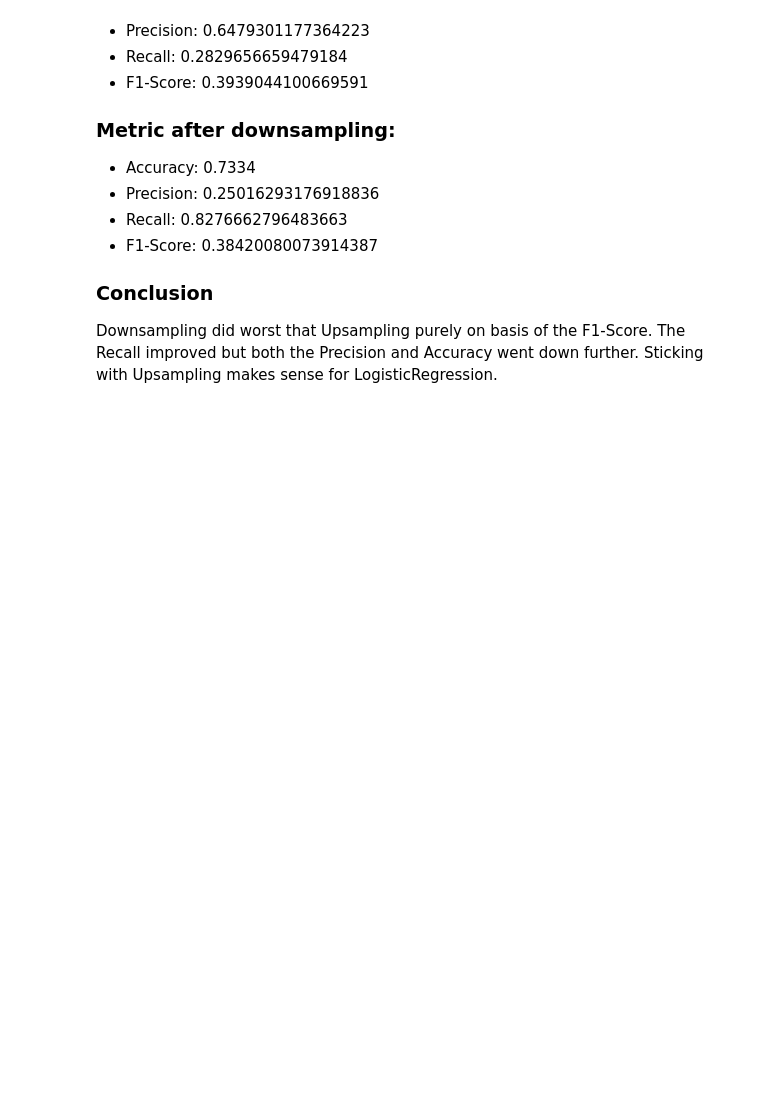
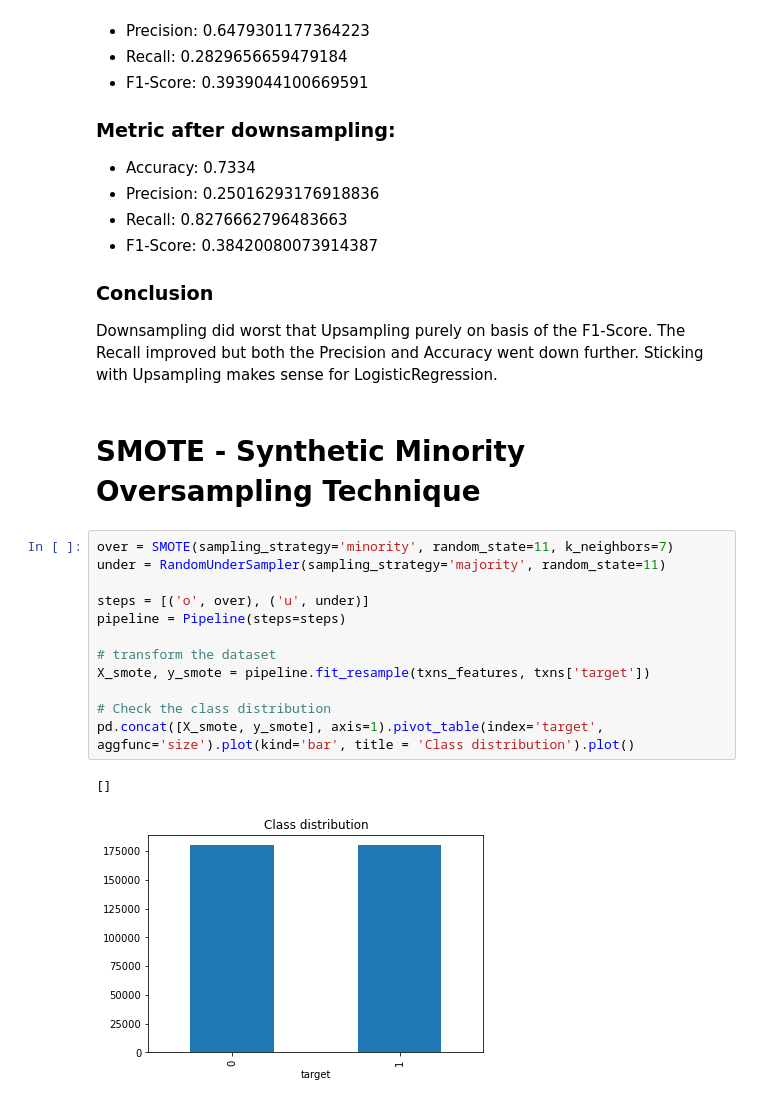
Before and after one commit to matety/ucsd-mle-bootcamp-capstone, a Jupyter notebook: Logistic_Regression_Model.ipynb, the cells around one changed output. Drawn from its saved outputs; the diff is of its cells as text; blank space fills up the shorter version.

Commit message:
Leveraged SMOTE to address unbalanced dataset with Logistic Regression

```diff
--- a/Logistic_Regression_Model.ipynb
+++ b/Logistic_Regression_Model.ipynb
@@ -391,3 +384,20 @@ F1-Score:  0.38420080073914387
 ### Conclusion
 Downsampling did worst that Upsampling purely on basis of the F1-Score. The Recall improved but both the Precision and Accuracy
 went down further. Sticking with Upsampling makes sense for LogisticRegression.
+# %% [markdown]
+# SMOTE - Synthetic Minority Oversampling Technique
+# %%
+over = SMOTE(sampling_strategy='minority', random_state=11, k_neighbors=7)
+under = RandomUnderSampler(sampling_strategy='majority', random_state=11)
+
+steps = [('o', over), ('u', under)]
+pipeline = Pipeline(steps=steps)
+
+# transform the dataset
+X_smote, y_smote = pipeline.fit_resample(txns_features, txns['target'])
+
+# Check the class distribution
+pd.concat([X_smote, y_smote], axis=1).pivot_table(index='target', aggfunc='size').plot(kind='bar', title = 'Class distribution').plot()
+# %% [output]
+[]
+[figure, added]
```
Also changed, not shown: parts of 20 cells of this notebook.
